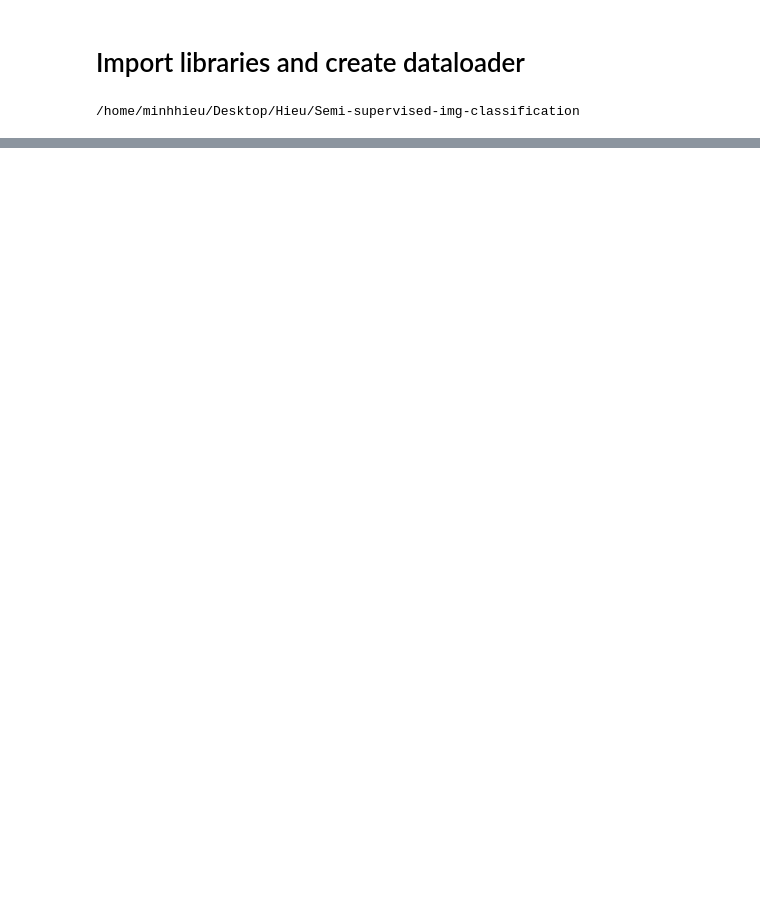
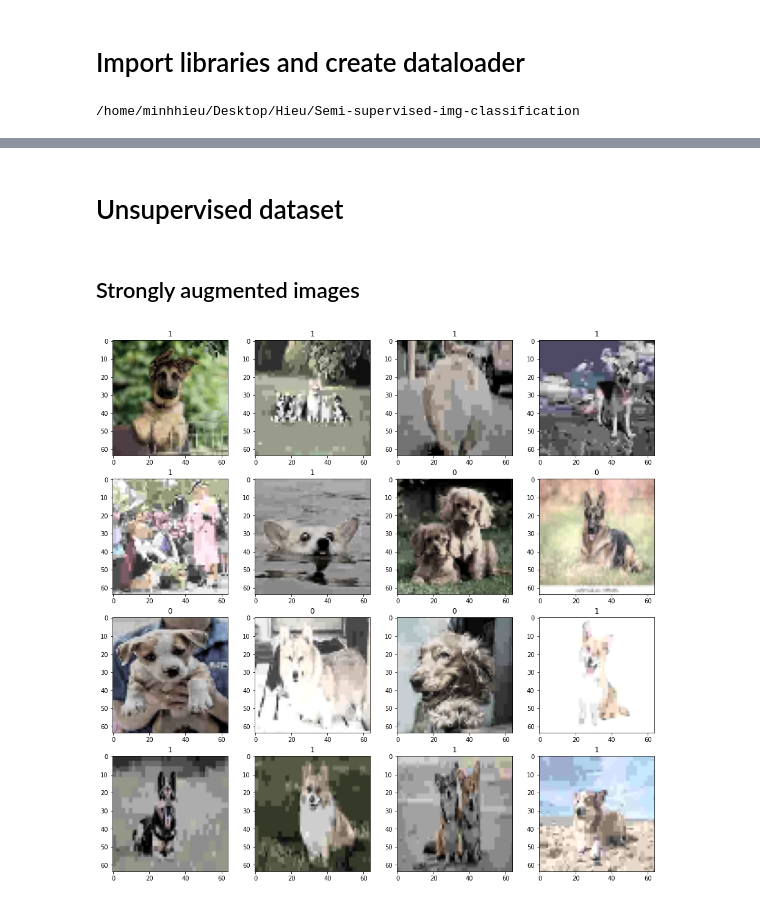
Before and after one commit to hieubkvn123/Semi-supervised-img-classification, a Jupyter notebook: notebooks/DataLoaderTest.ipynb, the cells around one changed output, grey strips where cells are left out. Cells and saved outputs as stored; diff of their text form; code cells hidden in the pictures; blank space fills up the shorter version.

```diff
--- a/notebooks/DataLoaderTest.ipynb
+++ b/notebooks/DataLoaderTest.ipynb
@@ -46,0 +50,23 @@ plt.show()
+# %% [markdown]
+# Unsupervised dataset
+# %%
+loader = DataLoader("data/unlabelled", one_hot=True, augment=True,
+                    labels_as_subdir=False, batch_size=16)
+dataset = loader.get_train_dataset()
+X,X_ = next(iter(dataset))
+X = ((X + 1) * 127.5).numpy().astype(np.uint8)
+X_ = ((X_+ 1) * 127.5).numpy().astype(np.uint8)
+# %% [markdown]
+## Strongly augmented images
+# %%
+fig, ax = plt.subplots(4, 4, figsize=(16, 16))
+for i in range(16):
+    row = i // 4
+    col = i %  4
+
+    ax[row][col].imshow(X_[i])
+    ax[row][col].set_title(Y[i])
+
+plt.show()
+# %% [output]
+[figure, added]
```
Also changed, not shown: parts of 8 cells of this notebook.
